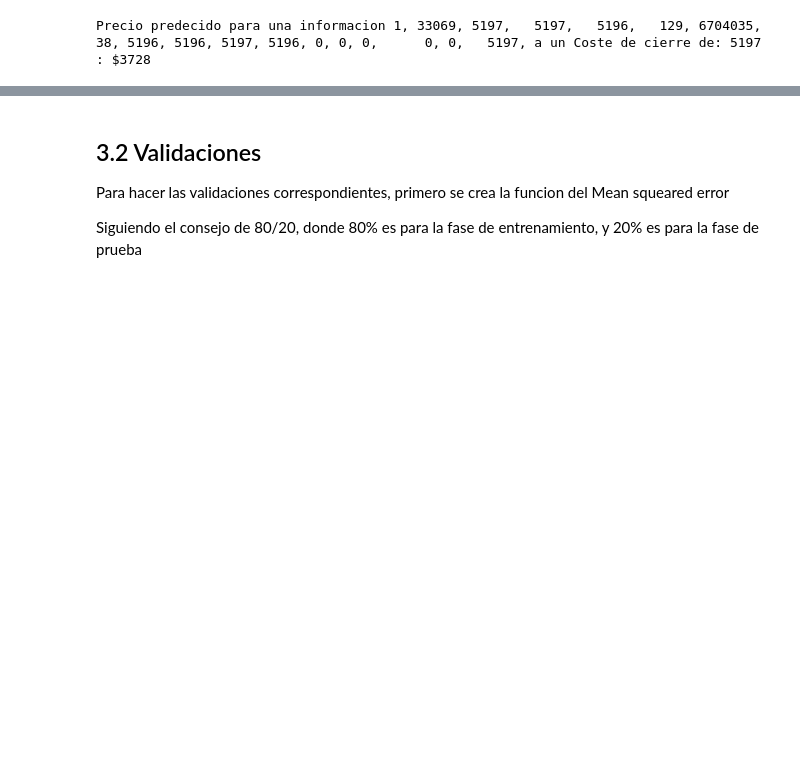
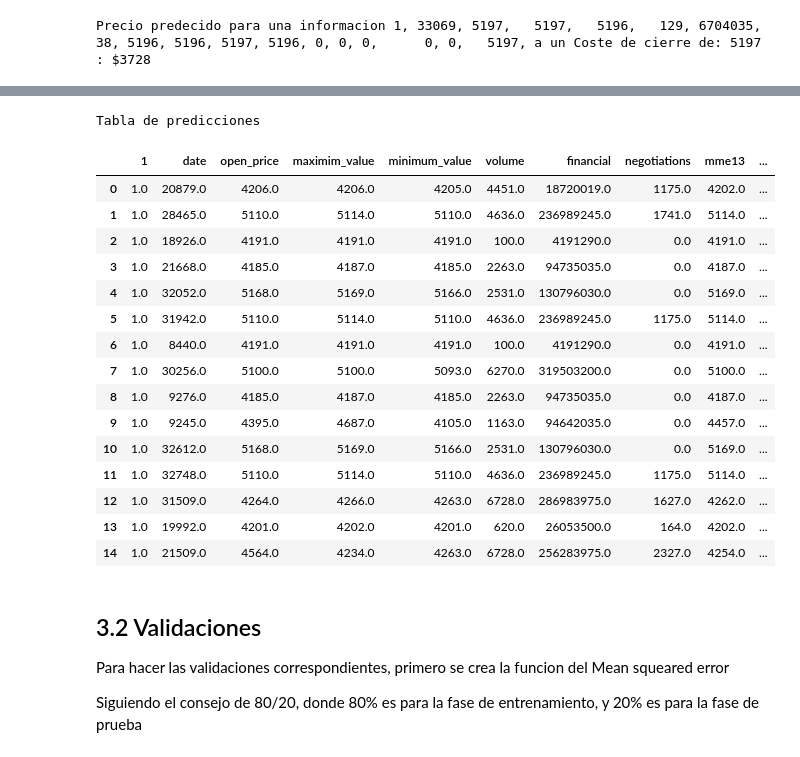
Before and after one commit to Gonzales-Franz-Reinaldo/SIS420-AI, a Jupyter notebook: Laboratorios/LAB-04/Regularizacion_regresion_poli.ipynb, the cells around one changed output, grey strips where cells are left out. Drawn from its saved outputs; the diff is of its cells as text; code cells hidden in the pictures; blank space fills up the shorter version.

```diff
--- a/Laboratorios/LAB-04/Regularizacion_regresion_poli.ipynb
+++ b/Laboratorios/LAB-04/Regularizacion_regresion_poli.ipynb
@@ -462,3 +478,63 @@ Precio predecido para una informacion 1, 33069, 5197,   5197,   5196,   129, 670
+# %%
+
+
+data_array = np.array([
+    [1, 20879,	4206,	4206, 4205,	4451,	18720019,	1175,	4202,	4202,	4202,	4201,	0,	0,	0,	0,	4201,	4205],
+    [1, 28465, 5110,	5114,	5110,	4636,	236989245,	1741,	5114,	5106,	5117,	5113,	7,	9,	-1,	1,	1,	5109],
+    [1, 18926, 4191,	4191,	4191,	100,	4191290,	0,	4191,	4191,	4191,	4191,	0,	0,	0,	0,	0,	4191],
+    [1, 21668, 4185,	4187,	4185,	2263,	94735035,	0,	4187,	4185,	4187,	4185,	0,	0,	0,	0,	0,	4187],
+    [1, 32052, 5168,	5169,	5166,	2531,	130796030,	0,	5169,	5168,	5169,	5168,	0,	0,	0,	0,	0,	5168],
+    [1, 31942, 5110,	5114,	5110,	4636,	236989245,	1175,	5114,	5106,	5117,	5113,	7,	9,	-1,	1,	1,	5109],
+    [1, 8440, 4191,	4191,	4191,	100,	4191290,	0,	4191,	4191,	4191,	4191,	0,	0,	0,	0,	0,	4191],
+    [1, 30256, 5100,	5100,	5093,	6270,	319503200,	0,	5100,	5100,	5100,	5100,	0,	0,	0,	0,	0,	5100],
+    [1, 9276, 4185,	4187,	4185,	2263,	94735035,	0,	4187,	4185,	4187,	4185,	0,	0,	0,	0,	0,	4187],
+    [1, 9245, 4395,	4687,	4105,	1163,	94642035,	0,	4457,	8185,	4457,	44585,	0,	1,	1,	-1,	0,	5127],
+    [1, 32612, 5168,	5169,	5166,	2531,	130796030,	0,	5169,	5168,	5169,	5168,	0,	0,	0,	0,	0,	5168],
+    [1, 32748, 5110,	5114,	5110,	4636,	236989245,	1175,	5114,	5106,	5117,	5113,	7,	9,	-1,	1,	1,	5109],
+    [1, 31509,	4264,	4266,	4263,	6728,	286983975,	1627,	4262,	4262,	4262,	4260,	0,	2,	1,	0,	-1,	4261],
+    [1, 19992,	4201,	4202,	4201,	620,	26053500,	164,	4202,	4202,	4203,	4202,	0,	0,	0,	0,	0,	4203],
+    [1, 21509,	4564,	4234,	4263,	6728,	256283975,	2327,	4254,	1262,	4232,	4234,	1,	2,	1,	0,	-1,	4361],
+    ])
+
+
+# Declaramos una vector y_predicha donde se almacenaran los resultados
+y_predicha_poly = []
+
+# Calculamos la prediccion de cada ejemplo de la base de datos
+for i in data_array:
+    y_predicha_poly.append(np.dot(i, tethas_enorm))
+
+
+
+data_pred = np.column_stack((data_array, y_predicha_poly))
+
+data_pred.shape
+nombre_caracteristicas = ['1', 'date', 'open_price', 'maximim_value', 'minimum_value', 'volume',	'financial', 'negotiations', 'mme13', 'mme72', 'high_mean',	'low_mean',	'diffMACD',	'deaMACD', 'MACDlh', 'difflh', 'dealh',	'target', 'close_price']
+
+# Mostramos la tabla de resultados de Y predichas
+data_result = pd.DataFrame(data_pred, columns=nombre_caracteristicas)
+
+print("Tabla de predicciones")
+# Mostramos los resultados
+data_result
+# %% [output]
+Tabla de predicciones
+|  | 1 | date | open_price | maximim_value | minimum_value | volume | financial | negotiations | mme13 | ... |
+| 0 | 1.0 | 20879.0 | 4206.0 | 4206.0 | 4205.0 | 4451.0 | 18720019.0 | 1175.0 | 4202.0 | ... |
+| 1 | 1.0 | 28465.0 | 5110.0 | 5114.0 | 5110.0 | 4636.0 | 236989245.0 | 1741.0 | 5114.0 | ... |
+| 2 | 1.0 | 18926.0 | 4191.0 | 4191.0 | 4191.0 | 100.0 | 4191290.0 | 0.0 | 4191.0 | ... |
+| 3 | 1.0 | 21668.0 | 4185.0 | 4187.0 | 4185.0 | 2263.0 | 94735035.0 | 0.0 | 4187.0 | ... |
+| 4 | 1.0 | 32052.0 | 5168.0 | 5169.0 | 5166.0 | 2531.0 | 130796030.0 | 0.0 | 5169.0 | ... |
+| 5 | 1.0 | 31942.0 | 5110.0 | 5114.0 | 5110.0 | 4636.0 | 236989245.0 | 1175.0 | 5114.0 | ... |
+| 6 | 1.0 | 8440.0 | 4191.0 | 4191.0 | 4191.0 | 100.0 | 4191290.0 | 0.0 | 4191.0 | ... |
+| 7 | 1.0 | 30256.0 | 5100.0 | 5100.0 | 5093.0 | 6270.0 | 319503200.0 | 0.0 | 5100.0 | ... |
+| 8 | 1.0 | 9276.0 | 4185.0 | 4187.0 | 4185.0 | 2263.0 | 94735035.0 | 0.0 | 4187.0 | ... |
+| 9 | 1.0 | 9245.0 | 4395.0 | 4687.0 | 4105.0 | 1163.0 | 94642035.0 | 0.0 | 4457.0 | ... |
+| 10 | 1.0 | 32612.0 | 5168.0 | 5169.0 | 5166.0 | 2531.0 | 130796030.0 | 0.0 | 5169.0 | ... |
+| 11 | 1.0 | 32748.0 | 5110.0 | 5114.0 | 5110.0 | 4636.0 | 236989245.0 | 1175.0 | 5114.0 | ... |
+| 12 | 1.0 | 31509.0 | 4264.0 | 4266.0 | 4263.0 | 6728.0 | 286983975.0 | 1627.0 | 4262.0 | ... |
+| 13 | 1.0 | 19992.0 | 4201.0 | 4202.0 | 4201.0 | 620.0 | 26053500.0 | 164.0 | 4202.0 | ... |
+| 14 | 1.0 | 21509.0 | 4564.0 | 4234.0 | 4263.0 | 6728.0 | 256283975.0 | 2327.0 | 4254.0 | ... |
 # %% [markdown]
 ## 3.2 Validaciones
 
```
Also changed, not shown: parts of 2 cells of this notebook, 5 other files.
